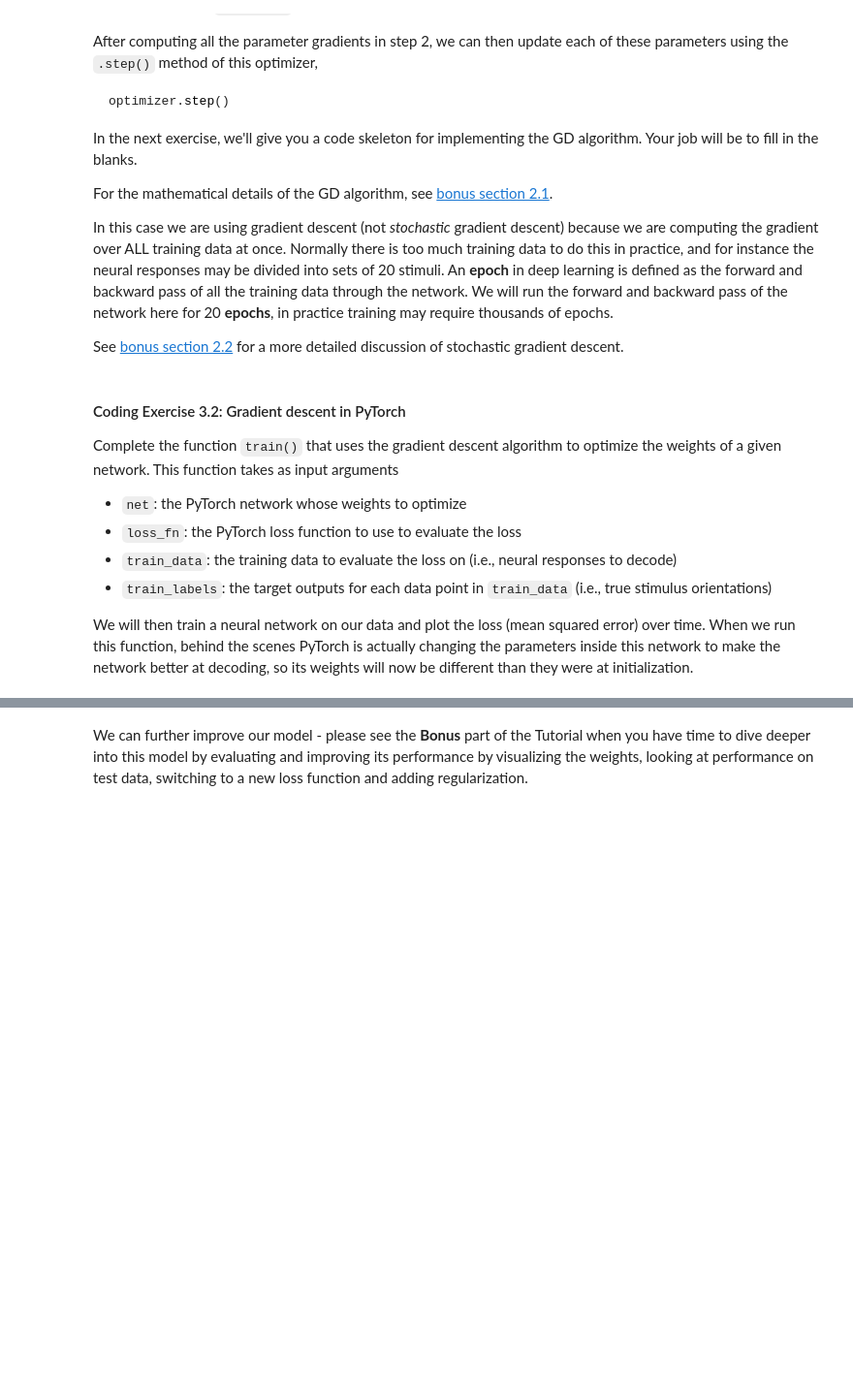
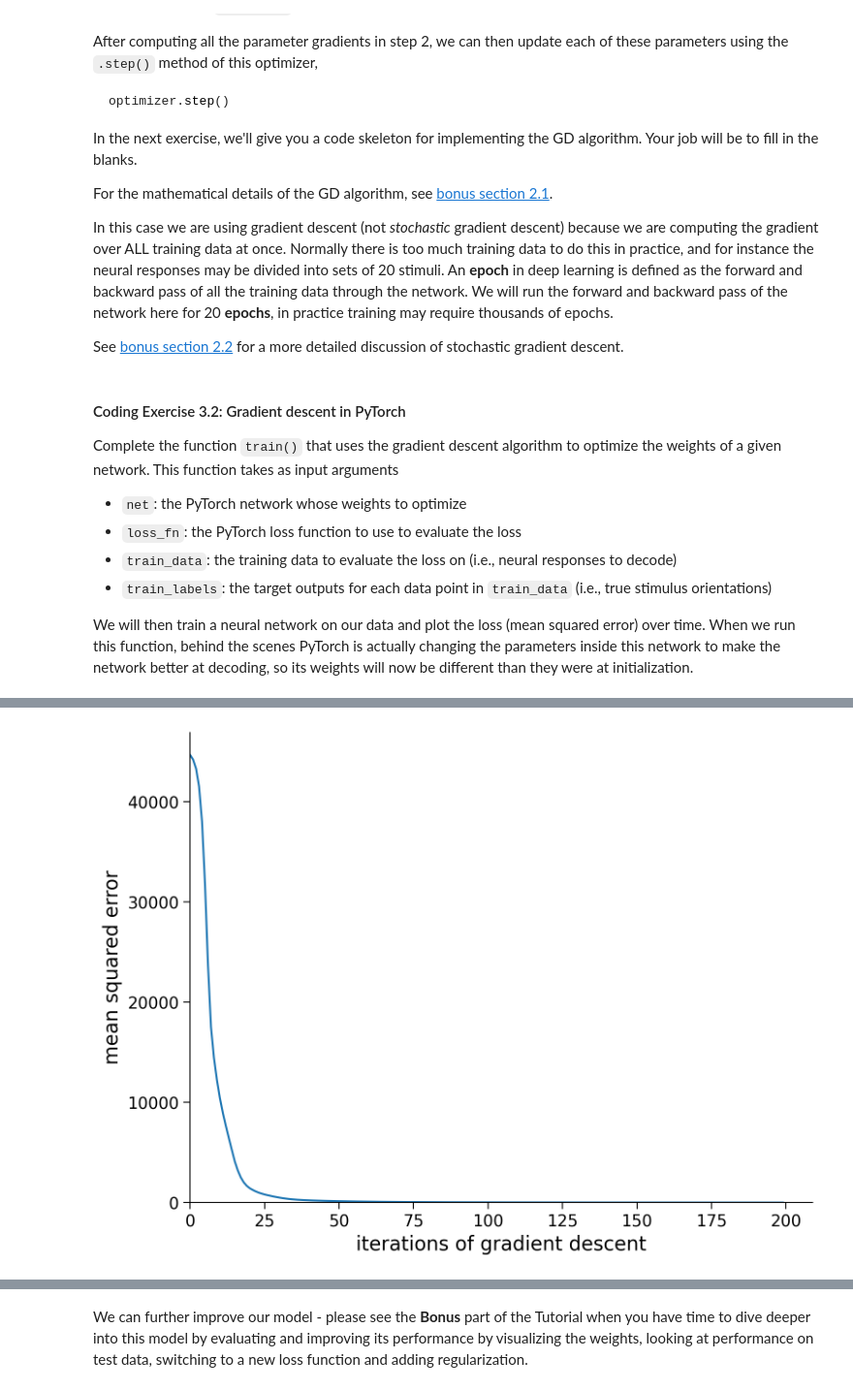
Before and after one commit to erdilix/nma-compneu2026, a Jupyter notebook: tutorials/W1D5_DeepLearning/student/W1D5_Tutorial1.ipynb, the cells around one changed output, grey strips where cells are left out. Shown at 97% size. Drawn from its saved outputs; the diff is of its cells as text; code cells hidden in the pictures; blank space fills up the shorter version.

```diff
--- a/tutorials/W1D5_DeepLearning/student/W1D5_Tutorial1.ipynb
+++ b/tutorials/W1D5_DeepLearning/student/W1D5_Tutorial1.ipynb
@@ -543,16 +554,11 @@ class DeepNetReLU(nn.Module):
     self.out_layer = nn.Linear(n_hidden, 1) # hidden units --> output
 
   def forward(self, r):
-
-    ############################################################################
-    ## TO DO for students: write code for computing network output using a
-    ## rectified linear activation function for the hidden units
-    # Fill out function and remove
-    raise NotImplementedError("Student exercise: complete DeepNetReLU forward")
-    ############################################################################
-
-    h = ... # h is size (n_inputs, n_hidden)
-    y = ... # y is size (n_inputs, 1)
+    h = torch.relu(self.in_layer(r))
+    #h = self.torch.relu()
+    y = self.out_layer(h)
+    # h =  # h is size (n_inputs, n_hidden)
+    # y = ... # y is size (n_inputs, 1)
 
 
     return y
@@ -758,7 +771,7 @@ Complete the function `train()` that uses the gradient descent algorithm to opti
 We will then train a neural network on our data and plot the loss (mean squared error) over time. When we run this function, behind the scenes PyTorch is actually changing the parameters inside this network to make the network better at decoding, so its weights will now be different than they were at initialization.
 # %%
 def train(net, loss_fn, train_data, train_labels,
-          n_epochs=50, learning_rate=1e-4):
+          n_epochs=200, learning_rate=1e-4):
   """Run gradient descent to optimize parameters of a given network
 
   Args:
@@ -785,25 +798,20 @@ def train(net, loss_fn, train_data, train_labels,
   # Loop over epochs
   for i in range(n_epochs):
 
-    ######################################################################
-    ## TO DO for students: fill in missing code for GD iteration
-    raise NotImplementedError("Student exercise: write code for GD iterations")
-    ######################################################################
-
     # compute network output from inputs in train_data
-    out = ...  # compute network output from inputs in train_data
+    out = net(train_data)  # compute network output from inputs in train_data
 
     # evaluate loss function
     loss = loss_fn(out, train_labels)
 
-    # Clear previous gradients
-    ...
-
+    # Clear previous gradient
     # Compute gradients
-    ...
+    optimizer.zero_grad()
+    loss.backward()
 
     # Update weights
-    ...
+
+    optimizer.step()
 
     # Store current value of loss
     train_loss.append(loss.item())  # .item() needed to transform the tensor output of loss_fn to a scalar
@@ -830,3 +838,4 @@ train_loss = train(net, loss_fn, resp_train, stimuli_train)
 
 # Plot the training loss over iterations of GD
 plot_train_loss(train_loss)
+# %% [output]
@@ -833,3 +847,4 @@ plot_train_loss(train_loss)
+[figure, added]
 # %% [markdown]
 [*Click for solution*](https://github.com/NeuromatchAcademy/course-content/tree/main/tutorials/W1D5_DeepLearning/solutions/W1D5_Tutorial1_Solution_1ca16188.py)
 
```
Also changed, not shown: parts of 9 cells of this notebook.
